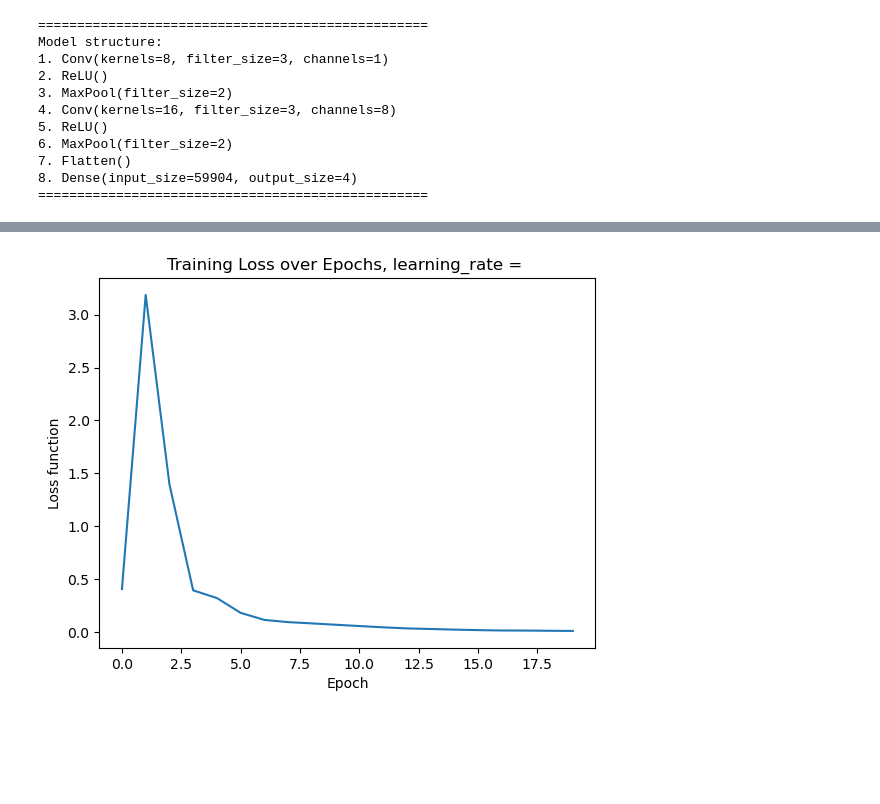
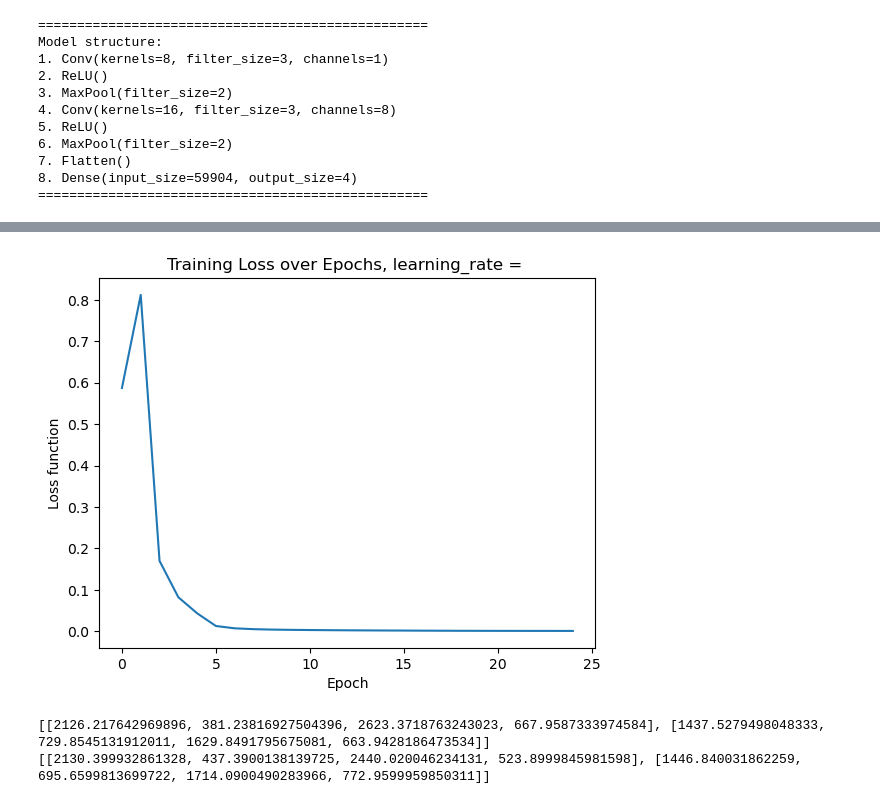
Before and after one commit to szewczem/CNN-car-plates-detection, a Jupyter notebook: Training_model_test.ipynb, the cells around one changed output, grey strips where cells are left out. Drawn from its saved outputs; the diff is of its cells as text; code cells hidden in the pictures; blank space fills up the shorter version.

Commit message:
added bbox_accuracy.py with IoU logic, updated train method

```diff
--- a/Training_model_test.ipynb
+++ b/Training_model_test.ipynb
@@ -13,19 +13,21 @@ X_train, Y_train, X_test, Y_test, X_val, Y_val = dp.load_data(img_width=320, img
 # %% [output]
 Data loaded.
 # %%
-X = X_train[0:2]
-Y = Y_train[0:2]
+X = X_train[:2]
+Y = Y_train[:2]
+original_size = original_train[:2]
+filename_train = filename_train[:2]
 # %%
-model = model.CNN()
+cnn = model.CNN()
 # %% [output]
 Convolutional Neural Network initialized.
 # %%
-model.add_layer(Conv(8, 3, 1))
-model.add_layer(ReLU())
-model.add_layer(MaxPool(2))
-model.add_layer(Conv(16, 3, 8))
-model.add_layer(ReLU())
-model.add_layer(MaxPool(2))
-model.add_layer(Flatten())
-model.add_layer(Dense(59904, 4))
+cnn.add_layer(Conv(8, 3, 1))
+cnn.add_layer(ReLU())
+cnn.add_layer(MaxPool(2))
+cnn.add_layer(Conv(16, 3, 8))
+cnn.add_layer(ReLU())
+cnn.add_layer(MaxPool(2))
+cnn.add_layer(Flatten())
+cnn.add_layer(Dense(59904, 4))
 # %%
@@ -45,6 +47,6 @@ Model structure:
 # %%
 loss_fn = MSELoss()
 # %%
-loss_per_epochs = model.train(X, Y, 16, loss_fn, 20, 0.01)
+loss_per_epochs, avg_accuracy, rescaled_bboxs_predicted_list, rescaled_bboxs_original_list = cnn.train(X, Y, original_size, 16, loss_fn, 25, 0.01)
 # %% [output]
 Training process...
@@ -67,4 +69,10 @@ Epoch 20/20, Loss: 0.0082
 # %%
-model.plot_loss_for_learning(loss_per_epochs)
+cnn.plot_loss_for_learning(loss_per_epochs)
 # %% [output]
-[figure, old version]
+[figure, new version]
+# %%
+print(rescaled_bboxs_predicted_list)
+print(rescaled_bboxs_original_list)
+# %% [output]
+[[2126.217642969896, 381.23816927504396, 2623.3718763243023, 667.9587333974584], [1437.5279498048333, 729.8545131912011, 1629.8491795675081, 663.9428186473534]]
+[[2130.399932861328, 437.3900138139725, 2440.020046234131, 523.8999845981598], [1446.840031862259, 695.6599813699722, 1714.0900490283966, 772.9599959850311]]
```
Also changed, not shown: parts of 5 cells of this notebook, 5 other files.
